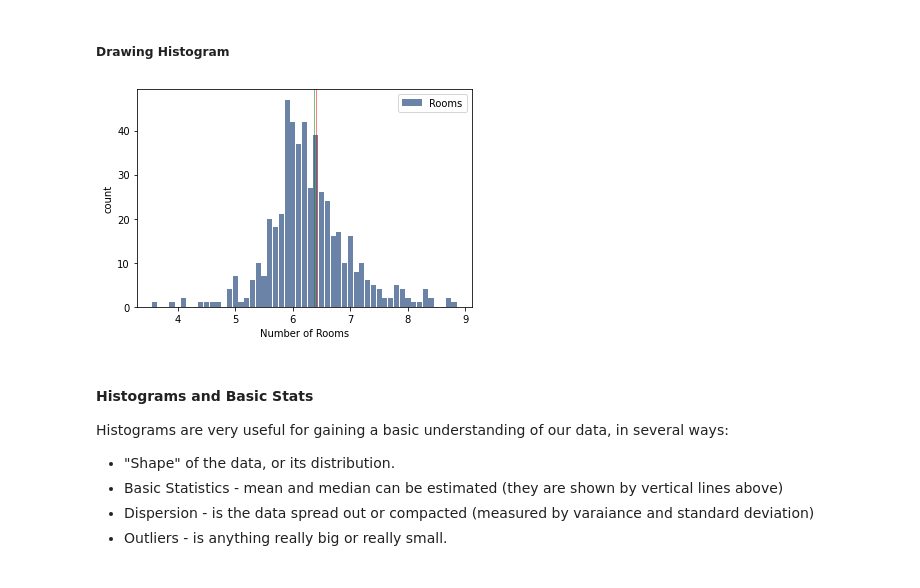
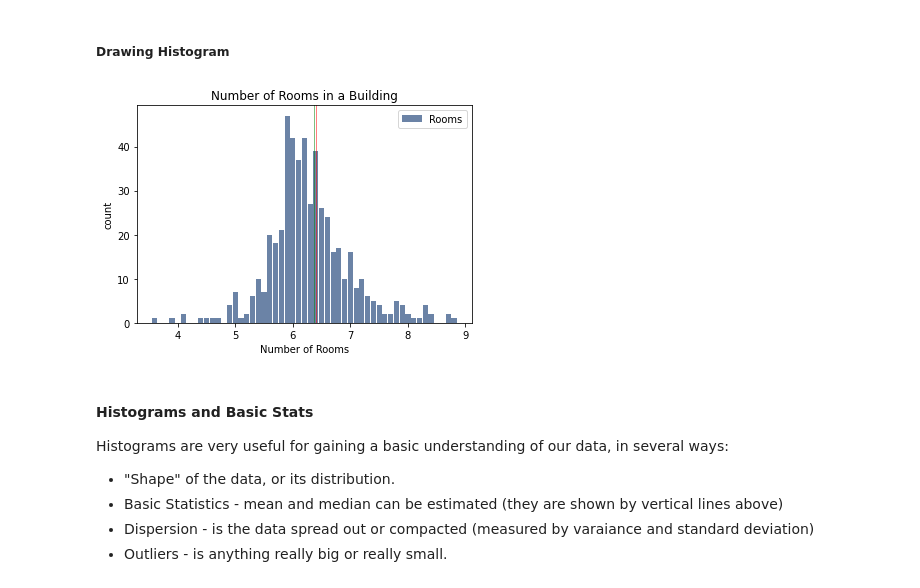
Before and after one commit to Pizza1119/Basic_Stats_in_Python_Student_Workbooks, a Jupyter notebook: 002_Basic_Histograms.ipynb, the cells around one changed output. Drawn from its saved outputs; the diff is of its cells as text; code cells hidden in the pictures.

```diff
--- a/002_Basic_Histograms.ipynb
+++ b/002_Basic_Histograms.ipynb
@@ -121,11 +121,11 @@ Hist({5.9: 47, 6.0: 42, 6.2: 42, 6.4: 39, 6.1: 37, 6.3: 27, 6.5: 26, 6.6: 24, 5.
 ##### Drawing Histogram
 # %%
 thinkplot.Hist(hist)
-thinkplot.Config(xlabel='Number of Rooms', ylabel='count')
+thinkplot.Config(xlabel='Number of Rooms', ylabel='count', title = "Number of Rooms in a Building")
 thinkplot.axvline(np.mean(hist), color="green")
 thinkplot.axvline(np.median(hist), color="red")
 # %% [output]
-[figure, old version]
+[figure, new version]
 # %% [markdown]
 #### Histograms and Basic Stats
 
```
Also changed, not shown: parts of 1 cell of this notebook, 5 other files.
